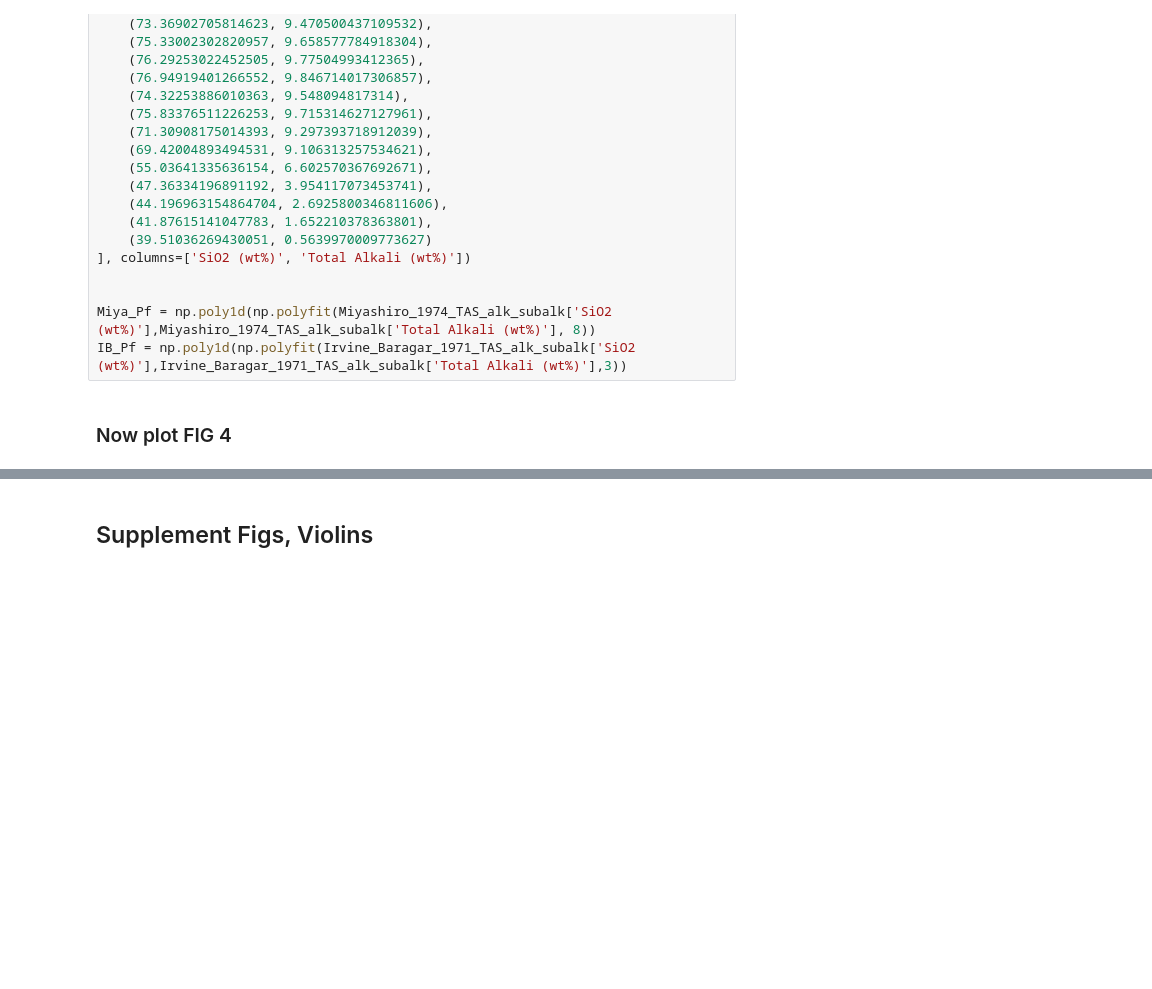
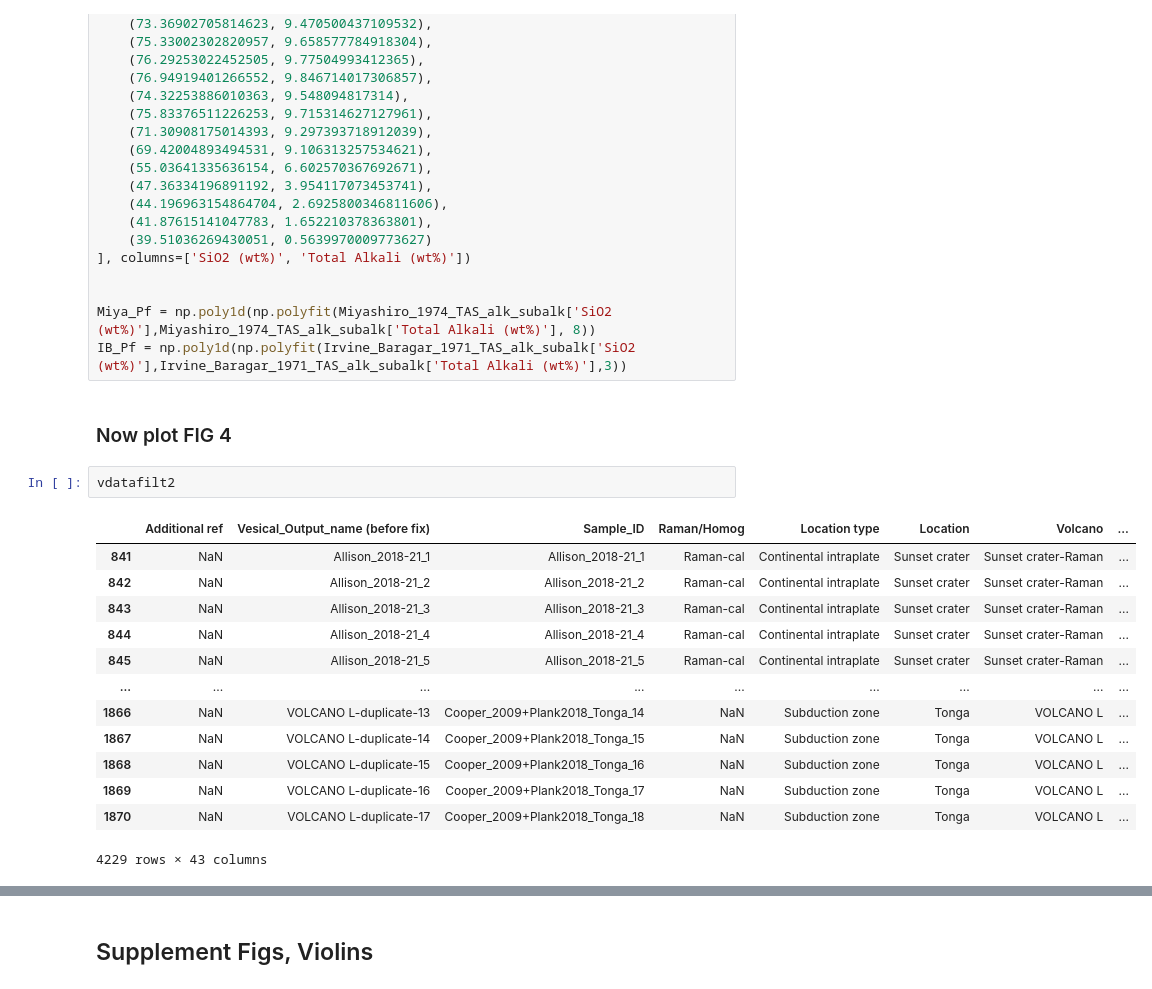
Before and after one commit to cljdevitre/2023_Kilauea-rapid-response-simulation, a Jupyter notebook: Data+notebooks/Sub_files/Re-submitted_JPET_042324/Revisions/Fig3+4_plotting.ipynb, the cells around one changed output, grey strips where cells are left out. Drawn from its saved outputs; the diff is of its cells as text; blank space fills up the shorter version.

```diff
--- a/Data+notebooks/Sub_files/Re-submitted_JPET_042324/Revisions/Fig3+4_plotting.ipynb
+++ b/Data+notebooks/Sub_files/Re-submitted_JPET_042324/Revisions/Fig3+4_plotting.ipynb
@@ -371,6 +375,22 @@ Miya_Pf = np.poly1d(np.polyfit(Miyashiro_1974_TAS_alk_subalk['SiO2 (wt%)'],Miyas
 IB_Pf = np.poly1d(np.polyfit(Irvine_Baragar_1971_TAS_alk_subalk['SiO2 (wt%)'],Irvine_Baragar_1971_TAS_alk_subalk['Total Alkali (wt%)'],3))
 # %% [markdown]
 ### Now plot FIG 4
+# %%
+vdatafilt2
+# %% [output]
+|  | Additional ref | Vesical_Output_name (before fix) | Sample_ID | Raman/Homog | Location type | Location | Volcano | ... |
+| 841 | NaN | Allison_2018-21_1 | Allison_2018-21_1 | Raman-cal | Continental intraplate | Sunset crater | Sunset crater-Raman | ... |
+| 842 | NaN | Allison_2018-21_2 | Allison_2018-21_2 | Raman-cal | Continental intraplate | Sunset crater | Sunset crater-Raman | ... |
+| 843 | NaN | Allison_2018-21_3 | Allison_2018-21_3 | Raman-cal | Continental intraplate | Sunset crater | Sunset crater-Raman | ... |
+| 844 | NaN | Allison_2018-21_4 | Allison_2018-21_4 | Raman-cal | Continental intraplate | Sunset crater | Sunset crater-Raman | ... |
+| 845 | NaN | Allison_2018-21_5 | Allison_2018-21_5 | Raman-cal | Continental intraplate | Sunset crater | Sunset crater-Raman | ... |
+| ... | ... | ... | ... | ... | ... | ... | ... | ... |
+| 1866 | NaN | VOLCANO L-duplicate-13 | Cooper_2009+Plank2018_Tonga_14 | NaN | Subduction zone | Tonga | VOLCANO L | ... |
+| 1867 | NaN | VOLCANO L-duplicate-14 | Cooper_2009+Plank2018_Tonga_15 | NaN | Subduction zone | Tonga | VOLCANO L | ... |
+| 1868 | NaN | VOLCANO L-duplicate-15 | Cooper_2009+Plank2018_Tonga_16 | NaN | Subduction zone | Tonga | VOLCANO L | ... |
+| 1869 | NaN | VOLCANO L-duplicate-16 | Cooper_2009+Plank2018_Tonga_17 | NaN | Subduction zone | Tonga | VOLCANO L | ... |
+| 1870 | NaN | VOLCANO L-duplicate-17 | Cooper_2009+Plank2018_Tonga_18 | NaN | Subduction zone | Tonga | VOLCANO L | ... |
+4229 rows × 43 columns
 # %%
 from matplotlib.ticker import ScalarFormatter
 
```
Also changed, not shown: parts of 7 cells of this notebook, 23 other files.
